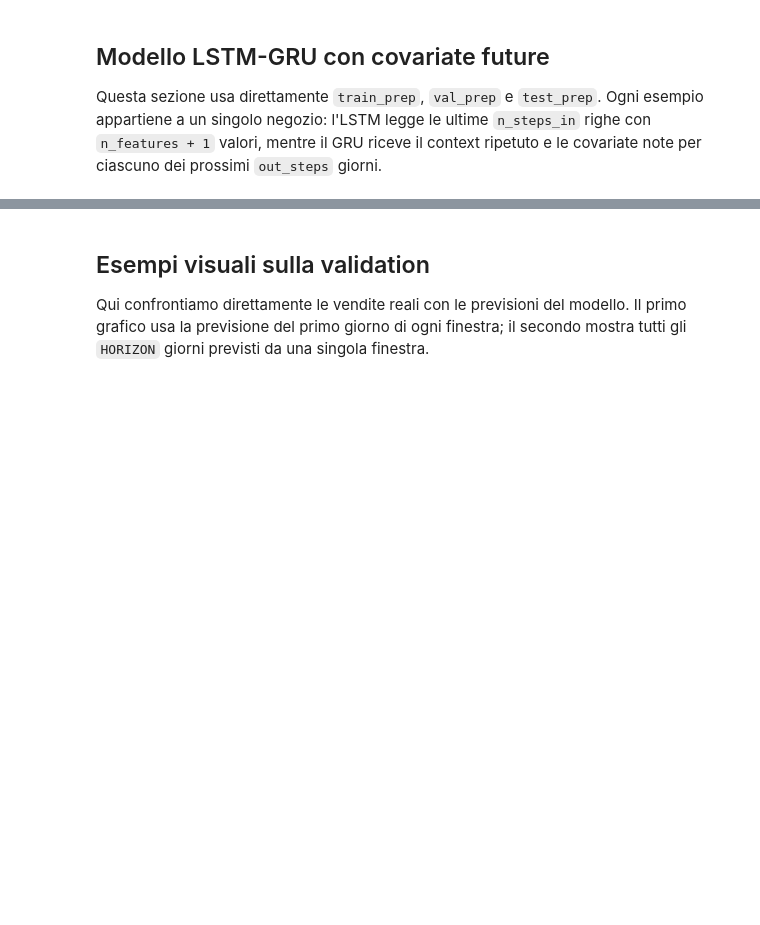
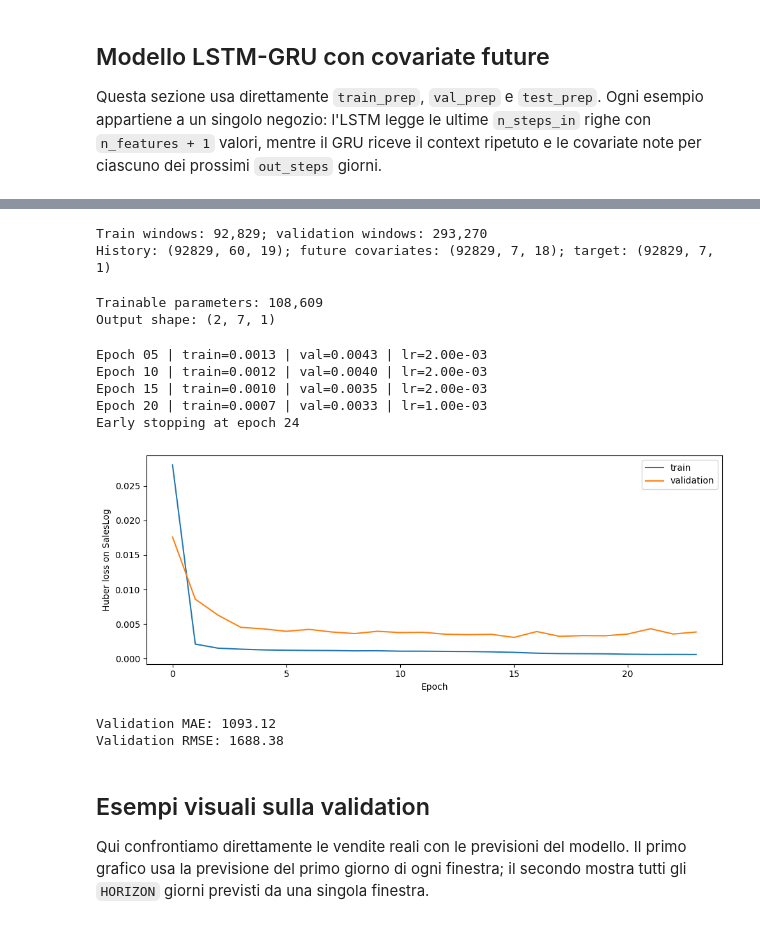
Before and after one commit to Ludovico1104/Progetto-I2ML, a Jupyter notebook: rossmann_feature_engineering.ipynb, the cells around one changed output, grey strips where cells are left out. Cells and saved outputs as stored; diff of their text form; code cells hidden in the pictures; blank space fills up the shorter version.

```diff
--- a/rossmann_feature_engineering.ipynb
+++ b/rossmann_feature_engineering.ipynb
@@ -55,7 +65,7 @@ print("=" * 70)
 # validazione). La finestra di validation replica la durata del test
 # ufficiale (~6 settimane), cosi' la metrica calcolata in validazione e'
 # rappresentativa di quella attesa sul test.
-VAL_WEEKS = 6
+VAL_WEEKS = 40
 
 train_full = train_full.sort_values("Date").reset_index(drop=True)
 cutoff_date = train_full["Date"].max() - pd.Timedelta(weeks=VAL_WEEKS)
@@ -355,7 +426,7 @@ else:
     device = torch.device("cpu")
 
 TARGET = "SalesLog"
-HISTORY = 28
+HISTORY = 60
 HORIZON = 7
 BATCH_SIZE = 512
 
@@ -428,6 +523,9 @@ train_loader = make_loader(X_train, C_train, y_train, shuffle=True)
 val_loader = make_loader(X_val, C_val, y_val, shuffle=False)
 print(f"Train windows: {len(X_train):,}; validation windows: {len(X_val):,}")
 print(f"History: {X_train.shape}; future covariates: {C_train.shape}; target: {y_train.shape}")
+# %% [output]
+Train windows: 92,829; validation windows: 293,270
+History: (92829, 60, 19); future covariates: (92829, 7, 18); target: (92829, 7, 1)
 # %%
 class CovariateLSTMGRU(nn.Module):
     def __init__(self, n_features, hidden_size=64, num_layers=2, dropout=0.1):
@@ -453,6 +551,9 @@ with torch.inference_mode():
     shape_check = model(torch.zeros(2, HISTORY, len(feature_cols) + 1, device=device),
                         torch.zeros(2, HORIZON, len(feature_cols), device=device))
 print(f"Output shape: {tuple(shape_check.shape)}")
+# %% [output]
+Trainable parameters: 108,609
+Output shape: (2, 7, 1)
 # %%
 def run_epoch(model, data_loader, optimizer=None, scaler=None):
     training = optimizer is not None
@@ -490,35 +591,42 @@ def run_epoch(model, data_loader, optimizer=None, scaler=None):
 optimizer = torch.optim.AdamW(model.parameters(), lr=2e-3, weight_decay=1e-4)
 scheduler = torch.optim.lr_scheduler.ReduceLROnPlateau(optimizer, mode="min", factor=0.5,
                                                        patience=3, min_lr=1e-5)
 amp_scaler = torch.amp.GradScaler("cuda", enabled=device.type == "cuda")
 best_state, best_loss, stale = None, float("inf"), 0
 loss_history = {"train": [], "val": []}
 
 for epoch in range(50):
     train_loss = run_epoch(model, train_loader, optimizer, amp_scaler)
     val_loss = run_epoch(model, val_loader)
     scheduler.step(val_loss)
     loss_history["train"].append(train_loss)
     loss_history["val"].append(val_loss)
     if val_loss < best_loss:
         best_loss, best_state, stale = val_loss, copy.deepcopy(model.state_dict()), 0
     else:
         stale += 1
-    if (epoch + 1) % 5 == 0:
-        print(f"Epoch {epoch + 1:02d} | train={train_loss:.4f} | val={val_loss:.4f} | lr={optimizer.param_groups[0]['lr']:.2e}")
+    #if (epoch + 1) % 5 == 0:
+    print(f"Epoch {epoch + 1:02d} | train={train_loss:.4f} | val={val_loss:.4f} | lr={optimizer.param_groups[0]['lr']:.2e}")
     if stale >= 8:
         print(f"Early stopping at epoch {epoch + 1}")
         break
 
 model.load_state_dict(best_state)
 plt.figure(figsize=(10, 4))
 plt.plot(loss_history["train"], label="train")
 plt.plot(loss_history["val"], label="validation")
 plt.xlabel("Epoch")
 plt.ylabel("Huber loss on SalesLog")
 plt.legend()
 plt.tight_layout()
 plt.show()
+# %% [output]
+Epoch 05 | train=0.0013 | val=0.0043 | lr=2.00e-03
+Epoch 10 | train=0.0012 | val=0.0040 | lr=2.00e-03
+Epoch 15 | train=0.0010 | val=0.0035 | lr=2.00e-03
+Epoch 20 | train=0.0007 | val=0.0033 | lr=1.00e-03
+Early stopping at epoch 24
+[figure, added]
 # %%
 def predict_loader(model, data_loader):
     predictions, actuals = [], []
@@ -534,6 +642,9 @@ val_pred = np.expm1(target_scaler.inverse_transform(val_pred_scaled.reshape(-1,
 val_true = np.expm1(target_scaler.inverse_transform(val_true_scaled.reshape(-1, 1)))
 print(f"Validation MAE: {np.mean(np.abs(val_pred - val_true)):.2f}")
 print(f"Validation RMSE: {np.sqrt(np.mean((val_pred - val_true) ** 2)):.2f}")
+# %% [output]
+Validation MAE: 1093.12
+Validation RMSE: 1688.38
 # %% [markdown]
 ## Esempi visuali sulla validation
 
```
Also changed, not shown: parts of 11 cells of this notebook, 1 other file.
